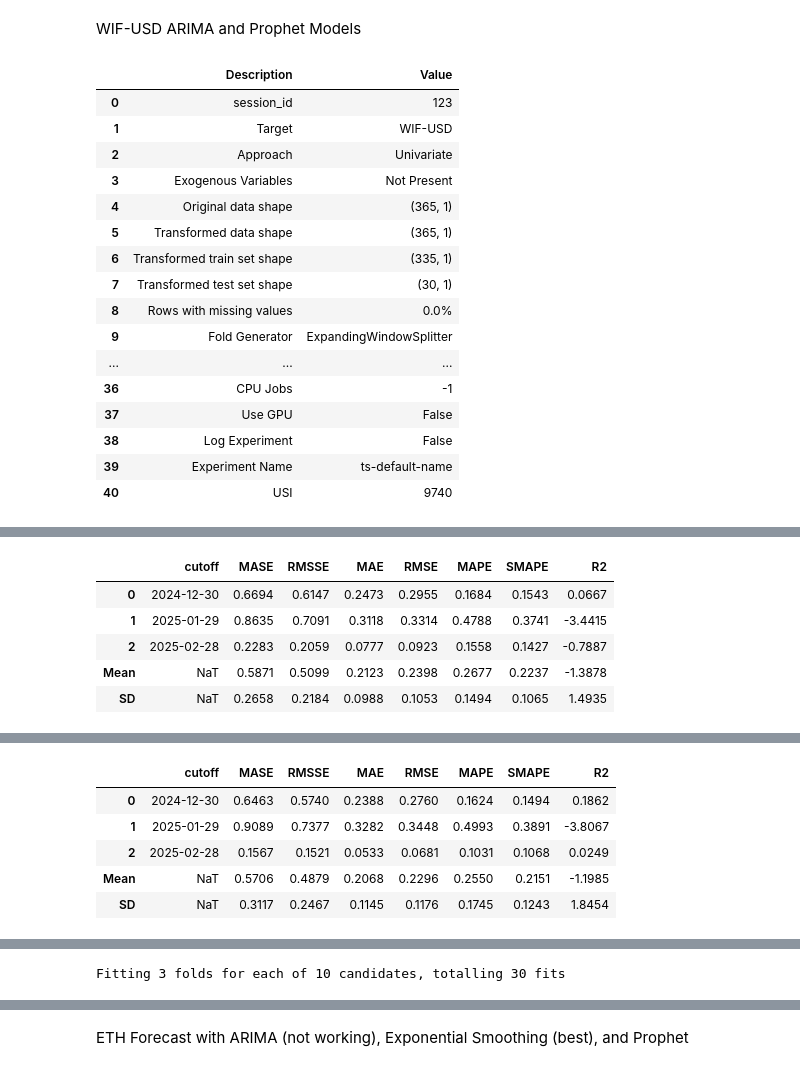
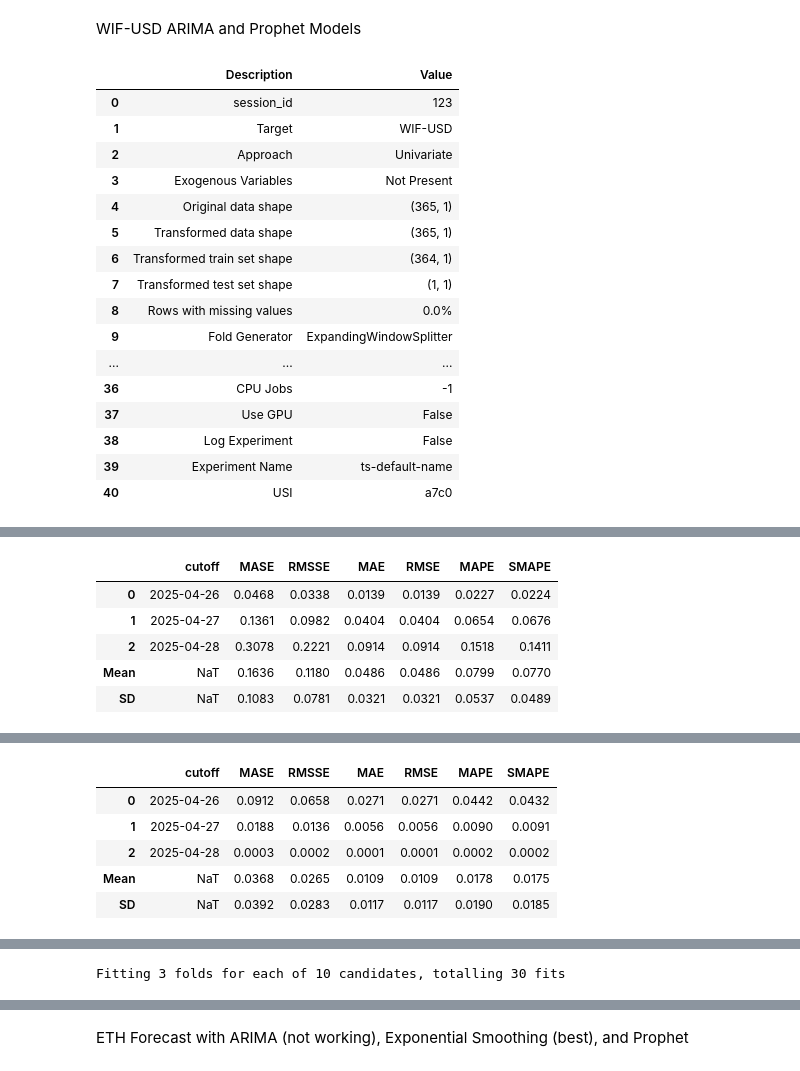
Before and after one commit to gedghill/AE2, a Jupyter notebook: arima_prophet_forecast.ipynb, the cells around one changed output, grey strips where cells are left out. Saved outputs shown, nothing was run; the diff lists cells and outputs as text; code cells hidden in the pictures.

```diff
--- a/arima_prophet_forecast.ipynb
+++ b/arima_prophet_forecast.ipynb
@@ -456,56 +530,56 @@ wif = df.loc[:,'WIF-USD']
 s = setup(data=wif,
           target = 'WIF-USD',
           transform_target='log',
-          fh=30,  # Forecast horizon
+          fh=1,  # Forecast horizon
           session_id=123,
           fold_strategy='expanding',
           seasonal_period='D',
           #fold_spans="adaptive",
           numeric_imputation_target = 'drift')
 arima = create_model('arima')
 
 tuned_arima = tune_model(arima)
 
 final_arima = finalize_model(tuned_arima)
 
 #future_dates = pd.date_range(df.index[-1], periods=30, freq='D')
 arima_predictions = predict_model(final_arima)
 
 #Plot ARIMA model forecast
 plot_model(final_arima, plot='forecast')
 # %% [output]
 |  | Description | Value |
 | 0 | session_id | 123 |
 | 1 | Target | WIF-USD |
 | 2 | Approach | Univariate |
 | 3 | Exogenous Variables | Not Present |
 | 4 | Original data shape | (365, 1) |
 | 5 | Transformed data shape | (365, 1) |
-| 6 | Transformed train set shape | (335, 1) |
-| 7 | Transformed test set shape | (30, 1) |
+| 6 | Transformed train set shape | (364, 1) |
+| 7 | Transformed test set shape | (1, 1) |
 | 8 | Rows with missing values | 0.0% |
 | 9 | Fold Generator | ExpandingWindowSplitter |
 | ... | ... | ... |
 | 36 | CPU Jobs | -1 |
 | 37 | Use GPU | False |
 | 38 | Log Experiment | False |
 | 39 | Experiment Name | ts-default-name |
-| 40 | USI | 9740 |
+| 40 | USI | a7c0 |
 [interactive output not drawn]
-|  | cutoff | MASE | RMSSE | MAE | RMSE | MAPE | SMAPE | R2 |
-| 0 | 2024-12-30 | 0.6694 | 0.6147 | 0.2473 | 0.2955 | 0.1684 | 0.1543 | 0.0667 |
-| 1 | 2025-01-29 | 0.8635 | 0.7091 | 0.3118 | 0.3314 | 0.4788 | 0.3741 | -3.4415 |
-| 2 | 2025-02-28 | 0.2283 | 0.2059 | 0.0777 | 0.0923 | 0.1558 | 0.1427 | -0.7887 |
-| Mean | NaT | 0.5871 | 0.5099 | 0.2123 | 0.2398 | 0.2677 | 0.2237 | -1.3878 |
-| SD | NaT | 0.2658 | 0.2184 | 0.0988 | 0.1053 | 0.1494 | 0.1065 | 1.4935 |
+|  | cutoff | MASE | RMSSE | MAE | RMSE | MAPE | SMAPE |
+| 0 | 2025-04-26 | 0.0468 | 0.0338 | 0.0139 | 0.0139 | 0.0227 | 0.0224 |
+| 1 | 2025-04-27 | 0.1361 | 0.0982 | 0.0404 | 0.0404 | 0.0654 | 0.0676 |
+| 2 | 2025-04-28 | 0.3078 | 0.2221 | 0.0914 | 0.0914 | 0.1518 | 0.1411 |
+| Mean | NaT | 0.1636 | 0.1180 | 0.0486 | 0.0486 | 0.0799 | 0.0770 |
+| SD | NaT | 0.1083 | 0.0781 | 0.0321 | 0.0321 | 0.0537 | 0.0489 |
 [interactive output not drawn]
 [interactive output not drawn]
-|  | cutoff | MASE | RMSSE | MAE | RMSE | MAPE | SMAPE | R2 |
-| 0 | 2024-12-30 | 0.6463 | 0.5740 | 0.2388 | 0.2760 | 0.1624 | 0.1494 | 0.1862 |
-| 1 | 2025-01-29 | 0.9089 | 0.7377 | 0.3282 | 0.3448 | 0.4993 | 0.3891 | -3.8067 |
-| 2 | 2025-02-28 | 0.1567 | 0.1521 | 0.0533 | 0.0681 | 0.1031 | 0.1068 | 0.0249 |
-| Mean | NaT | 0.5706 | 0.4879 | 0.2068 | 0.2296 | 0.2550 | 0.2151 | -1.1985 |
-| SD | NaT | 0.3117 | 0.2467 | 0.1145 | 0.1176 | 0.1745 | 0.1243 | 1.8454 |
+|  | cutoff | MASE | RMSSE | MAE | RMSE | MAPE | SMAPE |
+| 0 | 2025-04-26 | 0.0912 | 0.0658 | 0.0271 | 0.0271 | 0.0442 | 0.0432 |
+| 1 | 2025-04-27 | 0.0188 | 0.0136 | 0.0056 | 0.0056 | 0.0090 | 0.0091 |
+| 2 | 2025-04-28 | 0.0003 | 0.0002 | 0.0001 | 0.0001 | 0.0002 | 0.0002 |
+| Mean | NaT | 0.0368 | 0.0265 | 0.0109 | 0.0109 | 0.0178 | 0.0175 |
+| SD | NaT | 0.0392 | 0.0283 | 0.0117 | 0.0117 | 0.0190 | 0.0185 |
 [interactive output not drawn]
 Fitting 3 folds for each of 10 candidates, totalling 30 fits
 [Parallel(n_jobs=-1)]: Using backend LokyBackend with 8 concurrent workers.
```
Also changed, not shown: parts of 17 cells of this notebook, 6 other files.
